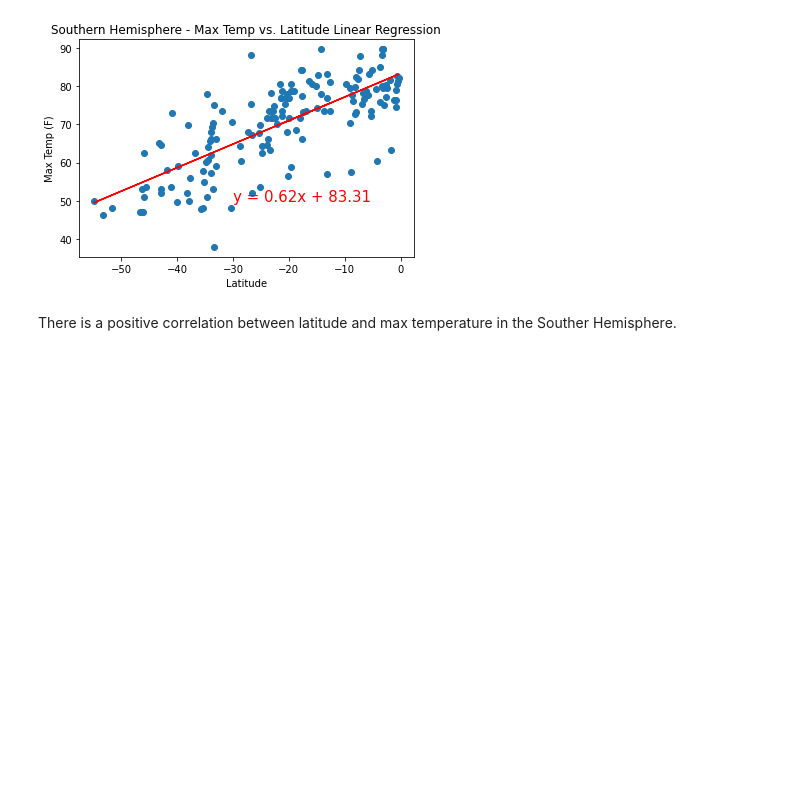
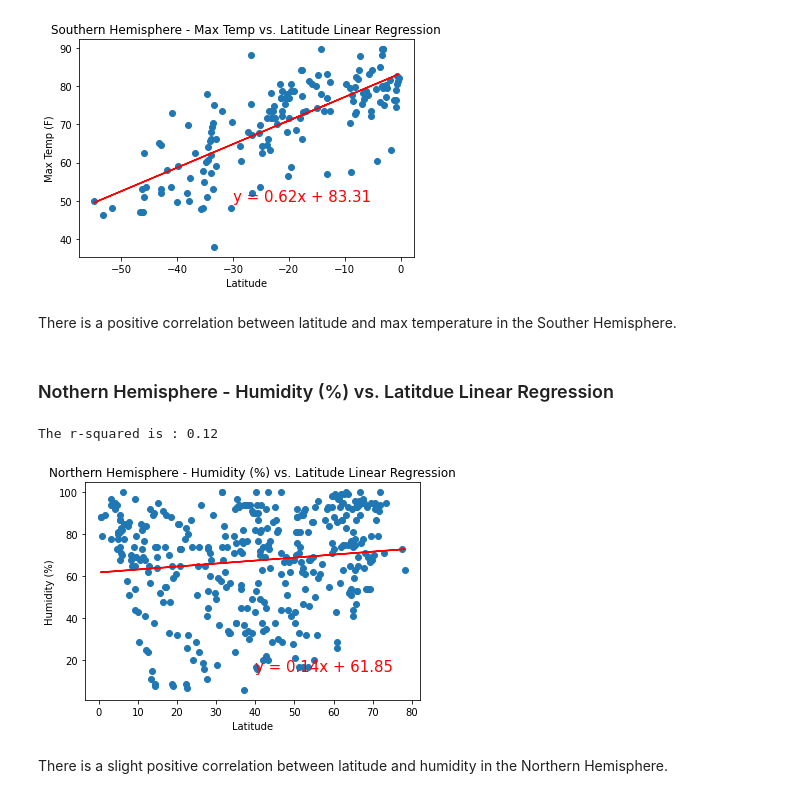
Before and after one commit to dejayru/python-api-chanllenge, a Jupyter notebook: WeatherPy/WeatherPy.ipynb, the cells around one changed output. Saved outputs shown, nothing was run; the diff lists cells and outputs as text; code cells hidden in the pictures; blank space fills up the shorter version.

Commit message:
Humdity vs Lat in Nothern Hemisphere

```diff
--- a/WeatherPy/WeatherPy.ipynb
+++ b/WeatherPy/WeatherPy.ipynb
@@ -338,3 +338,28 @@ The r-squared is : 0.75
 [figure]
 # %% [markdown]
 There is a positive correlation between latitude and max temperature in the Souther Hemisphere.
+# %% [markdown]
+### Nothern Hemisphere - Humidity (%) vs. Latitdue Linear Regression
+# %%
+# Linear Regression
+equation = linear_regression(northern_hemisphere["Lat"], northern_hemisphere["Humidity"])
+
+# annotate
+annotate(equation, 40, 15)
+
+# Set a title
+plt.title("Northern Hemisphere - Humidity (%) vs. Latitude Linear Regression")
+
+# Set xlabel
+plt.xlabel("Latitude")
+
+# Set ylabel
+plt.ylabel("Humidity (%)")
+
+# Save the figure
+plt.savefig("../Images/Northern Hemisphere - Humidity (%) vs. Latitude Linear Regression.png")
+# %% [output]
+The r-squared is : 0.12
+[figure, added]
+# %% [markdown]
+There is a slight positive correlation between latitude and humidity in the Northern Hemisphere.
```
Also changed, not shown: 1 other file.
